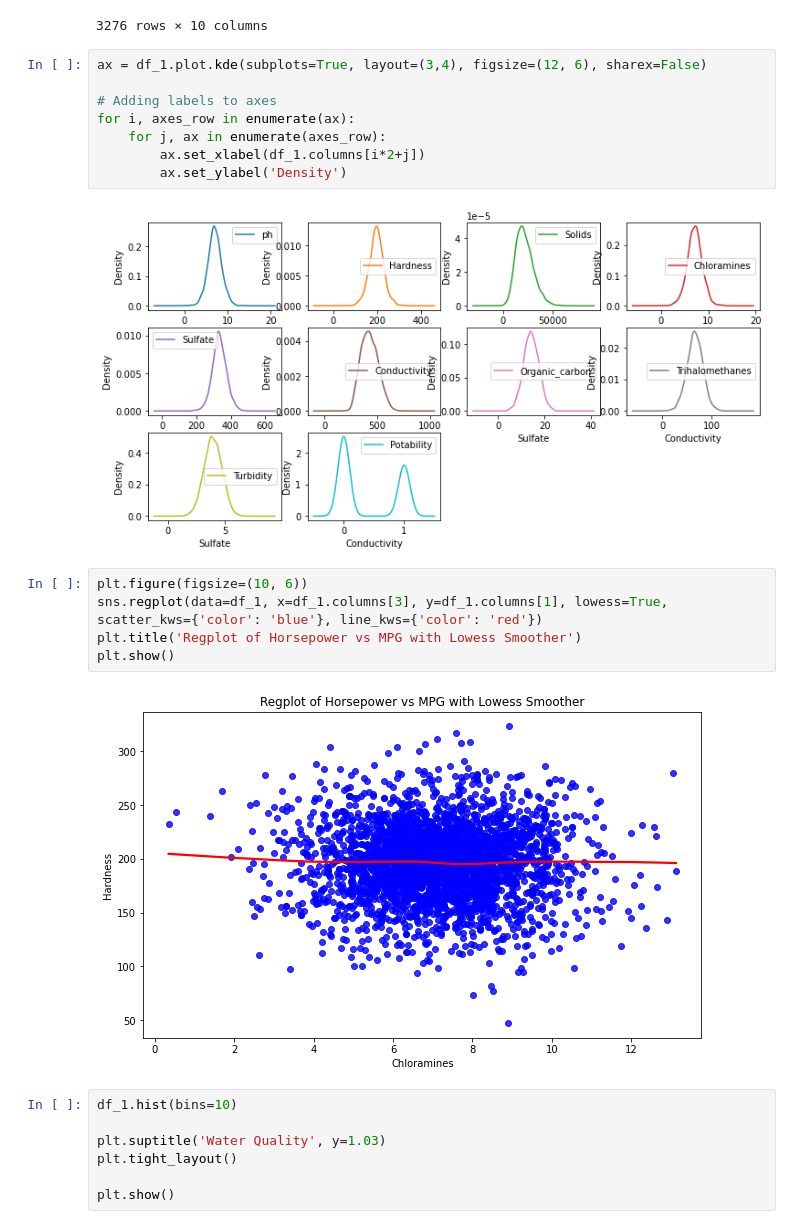
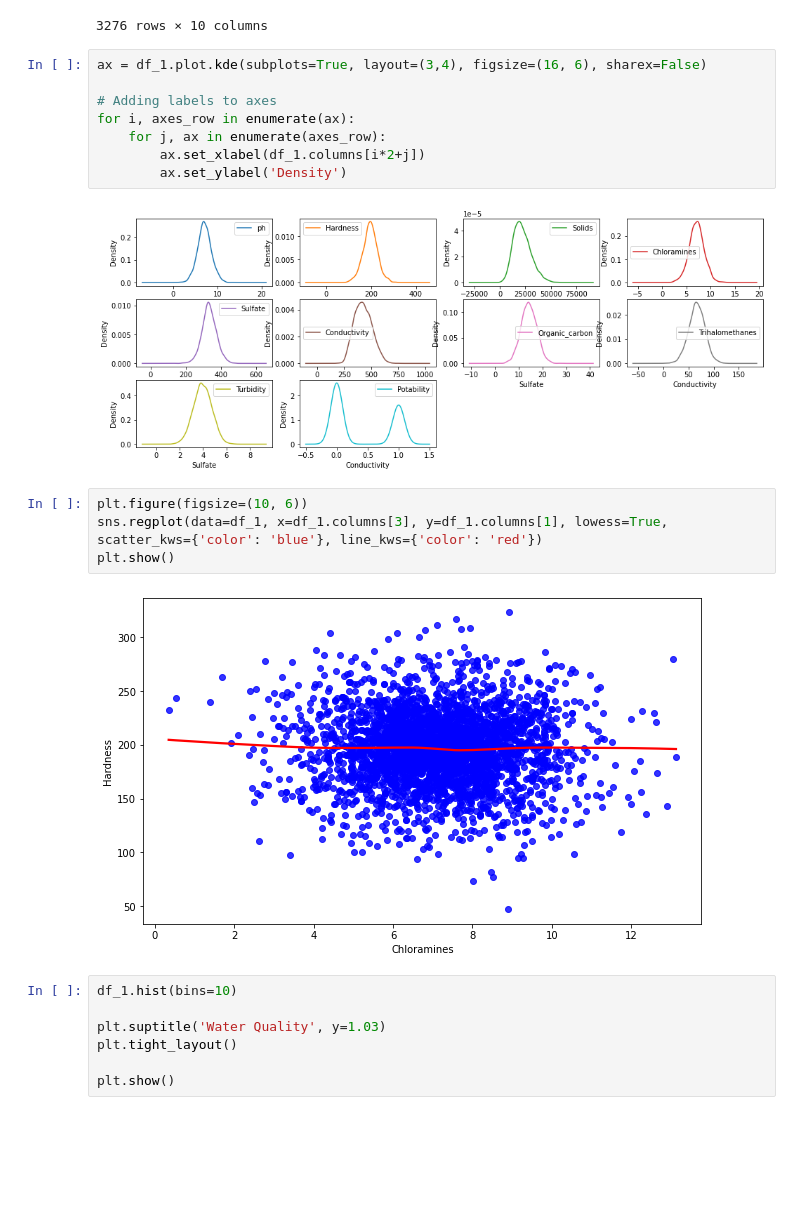
Before and after one commit to faisalece/cmse830, a Jupyter notebook: HW/HW_3.ipynb, the cells around one changed output. Drawn from its saved outputs; the diff is of its cells as text; blank space fills up the shorter version.

```diff
--- a/HW/HW_3.ipynb
+++ b/HW/HW_3.ipynb
@@ -135,22 +134,21 @@ df_1.isna()
 | 3275 | False | False | False | False | True | False | False | False | ... |
 3276 rows × 10 columns
 # %%
-ax = df_1.plot.kde(subplots=True, layout=(3,4), figsize=(12, 6), sharex=False)
+ax = df_1.plot.kde(subplots=True, layout=(3,4), figsize=(16, 6), sharex=False)
 
 # Adding labels to axes
 for i, axes_row in enumerate(ax):
     for j, ax in enumerate(axes_row):
         ax.set_xlabel(df_1.columns[i*2+j])
         ax.set_ylabel('Density')
 # %% [output]
-[figure, old version]
+[figure, new version]
 # %%
 plt.figure(figsize=(10, 6))
 sns.regplot(data=df_1, x=df_1.columns[3], y=df_1.columns[1], lowess=True, scatter_kws={'color': 'blue'}, line_kws={'color': 'red'})
-plt.title('Regplot of Horsepower vs MPG with Lowess Smoother')
 plt.show()
 # %% [output]
-[figure, old version]
+[figure, new version]
 # %%
 df_1.hist(bins=10)
 
```
Also changed, not shown: parts of 10 cells of this notebook.
